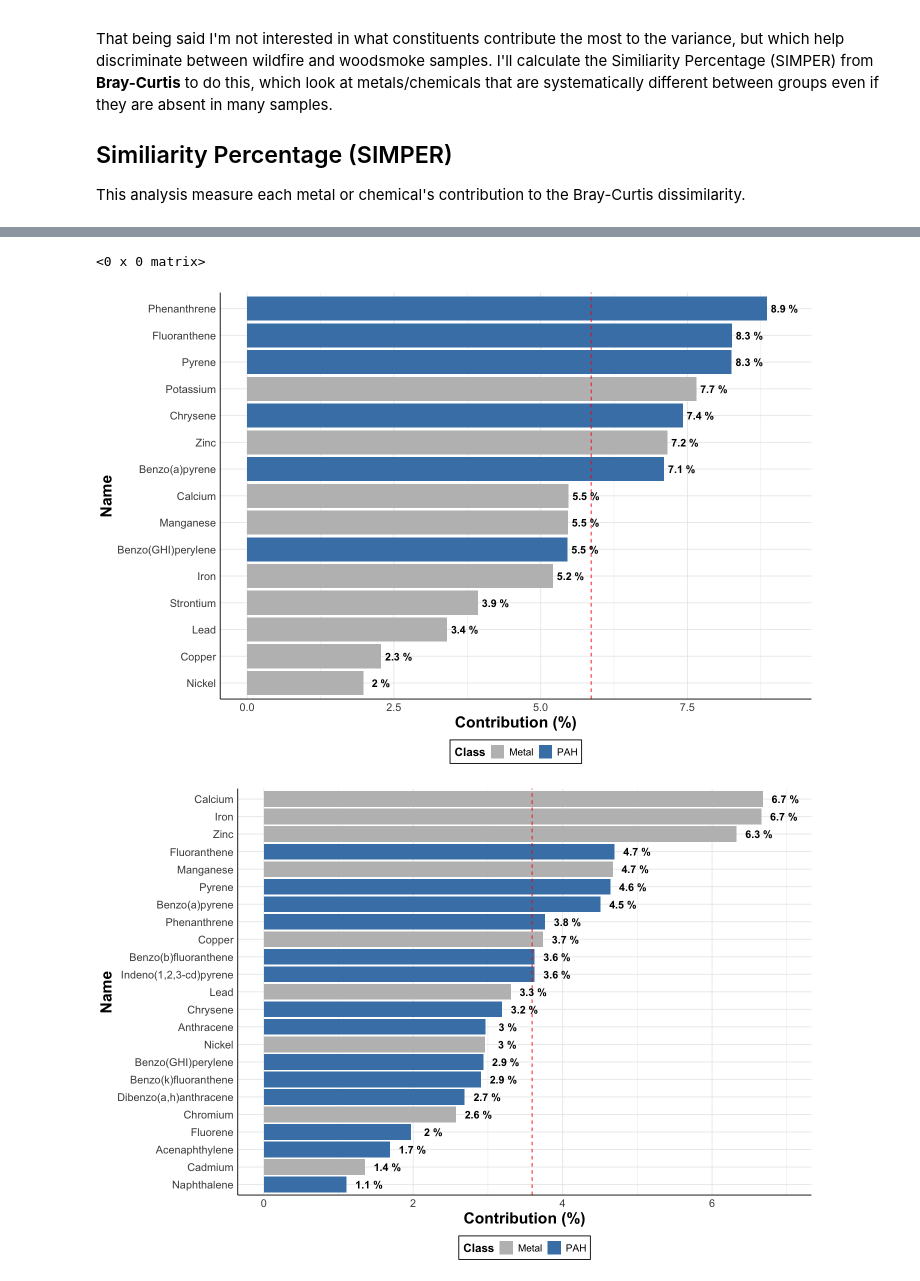
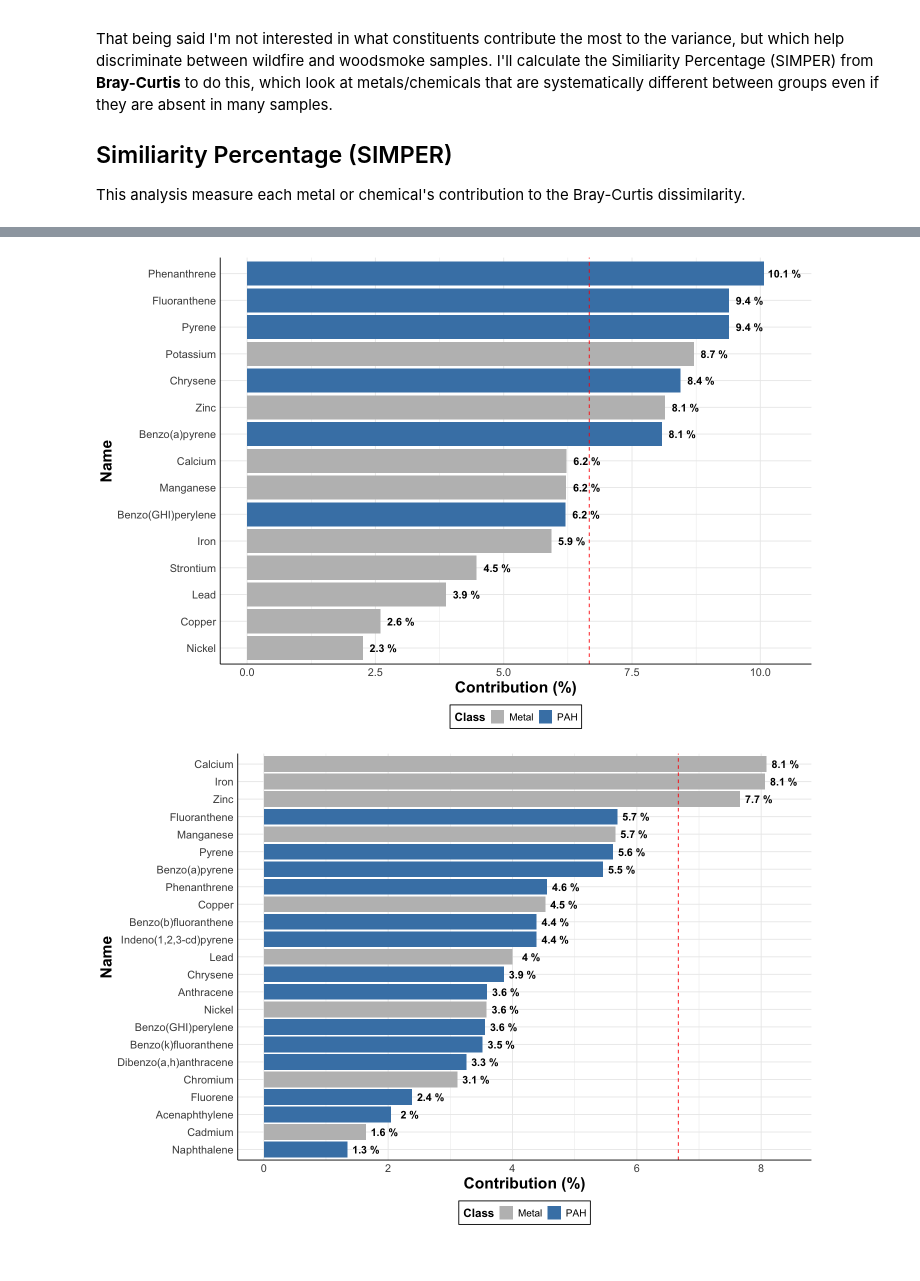
Before and after one commit to UNC-CEMALB/P1015.-Wildfire_Suffcient_Similiarity, a Jupyter notebook: 2. Cluster Analysis/PCoA.ipynb, the cells around one changed output, grey strips where cells are left out. Drawn from its saved outputs; the diff is of its cells as text; code cells hidden in the pictures.

```diff
--- a/2. Cluster Analysis/PCoA.ipynb
+++ b/2. Cluster Analysis/PCoA.ipynb
@@ -154,15 +170,19 @@ PERMONOVA is a non-parametric statistical method used to test for significant di
 # %%
-per_vol_df = inner_join(wide_vol_df %>%
-                       rownames_to_column(var = 'Study_Sample_ID'), vol_df[,c(6,3)]) %>%
+per_vol_df = inner_join(vol_df[,c(6,3)], wide_vol_df %>%
+                       rownames_to_column(var = 'Study_Sample_ID')) %>%
     unique() %>%
     remove_rownames() %>%
-    column_to_rownames('Study_Sample_ID')
+    arrange(Study_Sample_ID) %>%
+    column_to_rownames('Study_Sample_ID') %>%
+    mutate(Sample = relevel(factor(ifelse(Sample == "WF", 'WF', 'WS')), ref = "WS"))
 
-per_weight_df = inner_join(wide_weight_df %>%
-                       rownames_to_column(var = 'Study_Sample_ID'), weight_df[,c(6,3)]) %>%
+per_weight_df = inner_join(weight_df[,c(6,3)], wide_weight_df %>%
+                       rownames_to_column(var = 'Study_Sample_ID')) %>%
     unique() %>%
     remove_rownames() %>%
-    column_to_rownames('Study_Sample_ID')
+    arrange(Study_Sample_ID) %>%
+    column_to_rownames('Study_Sample_ID') %>%
+    mutate(Sample = relevel(factor(ifelse(Sample == "WF", 'WF', 'WS')), ref = "WS"))
 
 vol_permonova =  adonis2(bc_vol_df ~ Sample, data = per_vol_df, permutations = 999)
 weight_permonova =  adonis2(bc_weight_df ~ Sample, data = per_weight_df, permutations = 999)
@@ -268,3 +288,19 @@ weight_pca_figure = ggplot() +
 weight_pca_figure
 # %% [output]
 [figure]
+# %%
+set.seed(123)
+
+#per_vol_df$Sample <- factor(wide$Sample, levels = c("WS", "WF"))
+wide <- per_vol_df #%>% arrange(Study_Sample_ID)
+
+X <- per_vol_df %>%
+  select(-Sample) %>%
+  as.data.frame()
+
+X <- X[, sort(colnames(X))]
+X[is.na(X)] <- 0
+
+simp <- simper(X, group = wide$Sample, permutations = 999)
+comparison = names(simp)[1]
+obj_simper = simp$`WS_WF`
@@ -342,12 +400,8 @@ DTXSID8024153            Pb DTXSID0022432
-# %%
-head(vol_contrib_df)
-# %% [output]
-<0 x 0 matrix>
 # %%
-ggplot(vol_contrib_df, aes(x = Contribution, y = reorder(Name, Contribution))) +
+ggplot(vol_contrib_df, aes(x = Per_Contribution, y = reorder(Name, Per_Contribution))) +
   geom_col(aes(fill = Class)) +
-  geom_vline(xintercept = mean(vol_contrib_df$Contribution), linetype = "dashed", color = "red") +
-  geom_text(aes(x = Contribution + 0.3, label = paste(round(Contribution, 1), "%")), fontface = "bold", size = 4.5) +
+  geom_vline(xintercept = mean(vol_contrib_df$Per_Contribution), linetype = "dashed", color = "red") +
+  geom_text(aes(x = Per_Contribution + 0.4, label = paste(round(Per_Contribution, 1), "%")), fontface = "bold", size = 4.5) +
 
   theme_minimal() +
   theme(legend.title = element_text(face = 'bold', size = 14), #changes legend title
@@ -362,25 +416,25 @@ ggplot(vol_contrib_df, aes(x = Contribution, y = reorder(Name, Contribution))) +
 
   scale_fill_manual(values = c('Gray', "Steelblue"))
 # %% [output]
-[figure, old version]
+[figure, new version]
 # %%
 options(repr.plot.width=12, repr.plot.height=8) #changing size
-ggplot(weight_contrib_df, aes(x = Contribution, y = reorder(Name, Contribution))) +
+ggplot(weight_contrib_df, aes(x = Per_Contribution, y = reorder(Name, Per_Contribution))) +
   geom_col(aes(fill = Class)) +
-  geom_vline(xintercept = mean(weight_contrib_df$Contribution), linetype = "dashed", color = "red") +
-  geom_text(aes(x = Contribution + 0.3, label = paste(round(Contribution, 1), "%")), fontface = "bold", size = 4.5) +
+  geom_vline(xintercept = mean(vol_contrib_df$Per_Contribution), linetype = "dashed", color = "red") +
+  geom_text(aes(x = Per_Contribution + 0.3, label = paste(round(Per_Contribution, 1), "%")), fontface = "bold", size = 4.5) +
 
   theme_minimal() +
   theme(legend.title = element_text(face = 'bold', size = 14), #changes legend title
         legend.text = element_text(size = 12), #changes legend text
         legend.position = "bottom", # changing legend position
         legend.background = element_rect(colour = 'black', fill = 'white', linetype = 'solid'),
       axis.line = element_line(colour="black"), #making x and y axes black
       axis.text = element_text(size = 13), #changing size of x axis labels
       axis.title = element_text(face = "bold", size = rel(1.7))) + #changes axis titles
 
   labs(x = 'Contribution (%)', y = 'Name') + #changing axis labels
 
   scale_fill_manual(values = c('Gray', "Steelblue"))
 # %% [output]
-[figure, old version]
+[figure, new version]
```
Also changed, not shown: parts of 6 cells of this notebook.
